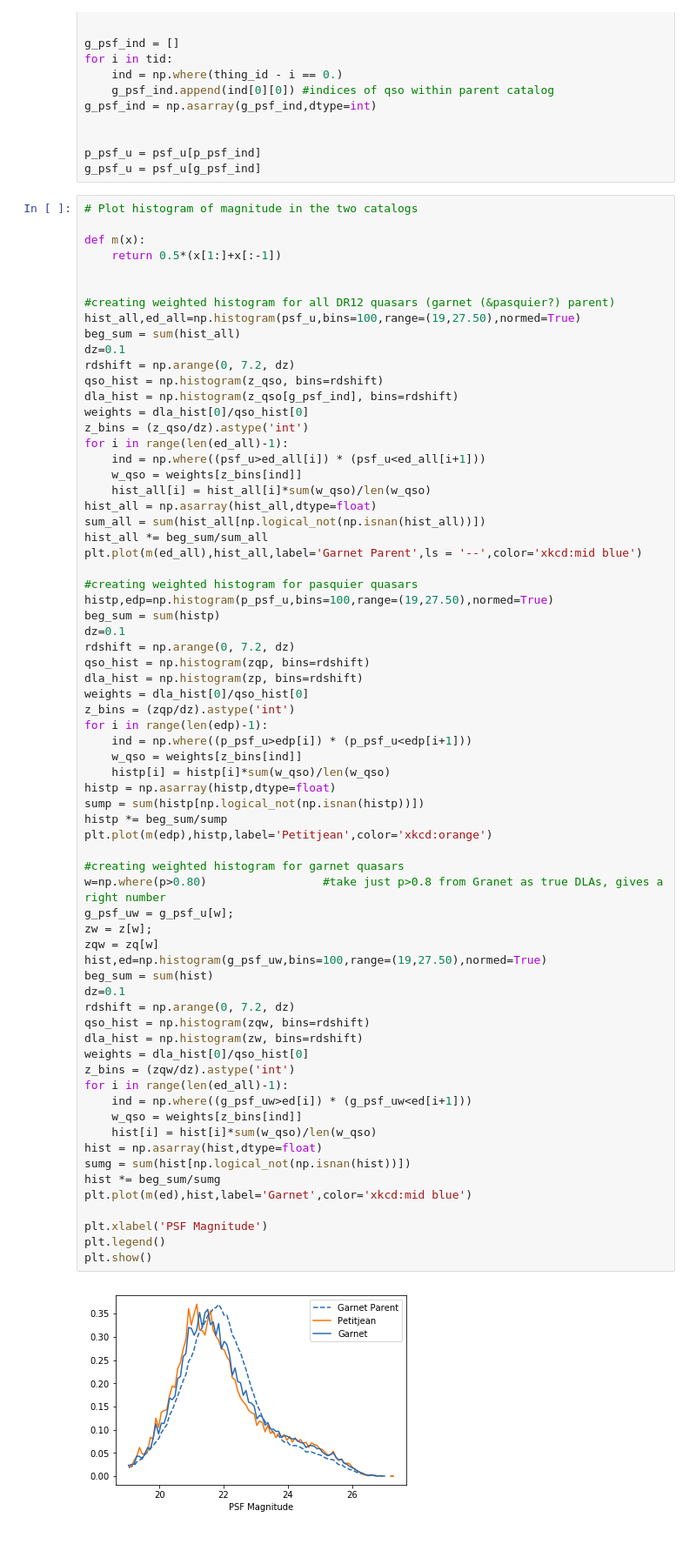
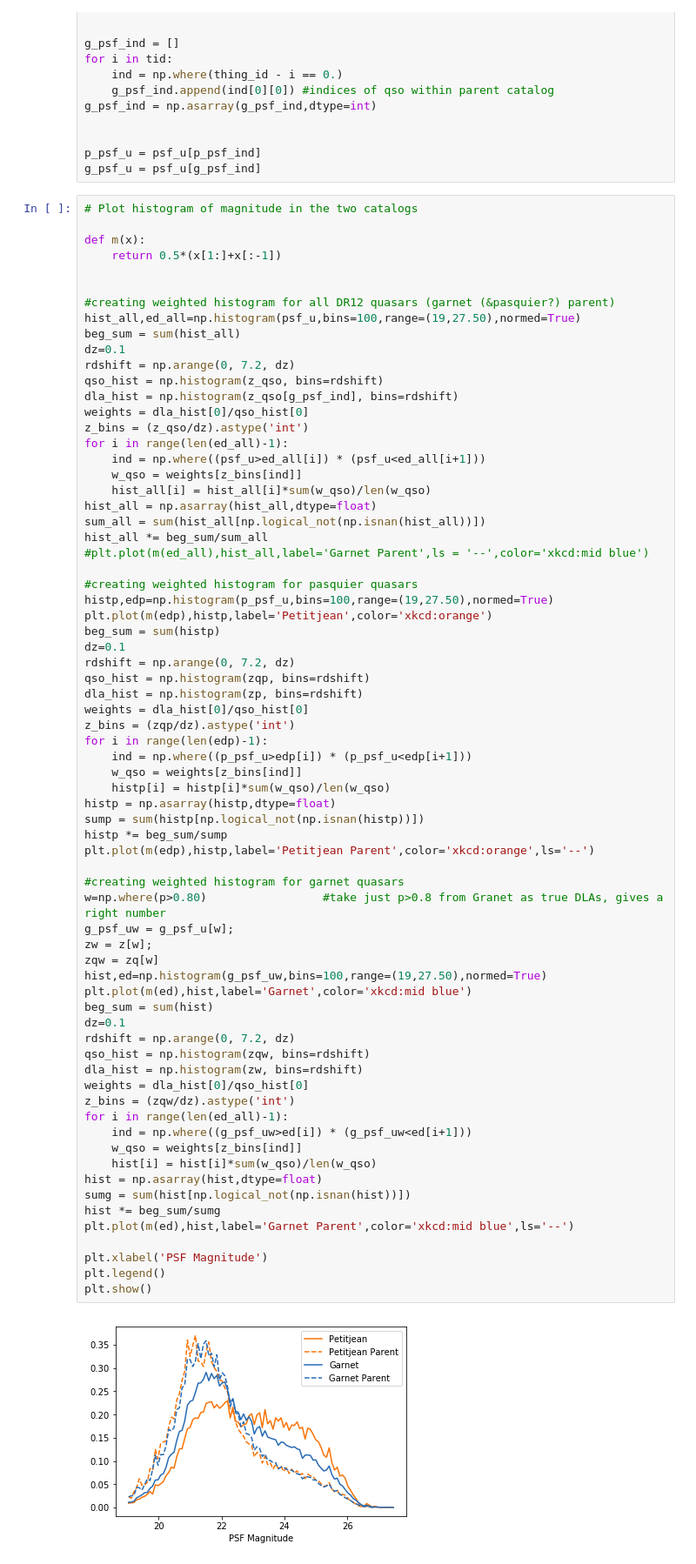
Before and after one commit to damonge/QxK, a Jupyter notebook: joseph/magnitude_hist.ipynb, the cells around one changed output. Shown at 87% size. Saved outputs shown, nothing was run; the diff lists cells and outputs as text.

Commit message:
Updated notebook to create magnitude histogram

```diff
--- a/joseph/magnitude_hist.ipynb
+++ b/joseph/magnitude_hist.ipynb
@@ -83,10 +83,11 @@ for i in range(len(ed_all)-1):
 hist_all = np.asarray(hist_all,dtype=float)
 sum_all = sum(hist_all[np.logical_not(np.isnan(hist_all))])
 hist_all *= beg_sum/sum_all
-plt.plot(m(ed_all),hist_all,label='Garnet Parent',ls = '--',color='xkcd:mid blue')
+#plt.plot(m(ed_all),hist_all,label='Garnet Parent',ls = '--',color='xkcd:mid blue')
 
 #creating weighted histogram for pasquier quasars
 histp,edp=np.histogram(p_psf_u,bins=100,range=(19,27.50),normed=True)
+plt.plot(m(edp),histp,label='Petitjean',color='xkcd:orange')
 beg_sum = sum(histp)
 dz=0.1
 rdshift = np.arange(0, 7.2, dz)
@@ -100,33 +101,34 @@ for i in range(len(edp)-1):
     histp[i] = histp[i]*sum(w_qso)/len(w_qso)
 histp = np.asarray(histp,dtype=float)
 sump = sum(histp[np.logical_not(np.isnan(histp))])
 histp *= beg_sum/sump
-plt.plot(m(edp),histp,label='Petitjean',color='xkcd:orange')
+plt.plot(m(edp),histp,label='Petitjean Parent',color='xkcd:orange',ls='--')
 
 #creating weighted histogram for garnet quasars
 w=np.where(p>0.80)                 #take just p>0.8 from Granet as true DLAs, gives a right number
 g_psf_uw = g_psf_u[w];
 zw = z[w];
 zqw = zq[w]
 hist,ed=np.histogram(g_psf_uw,bins=100,range=(19,27.50),normed=True)
+plt.plot(m(ed),hist,label='Garnet',color='xkcd:mid blue')
 beg_sum = sum(hist)
 dz=0.1
 rdshift = np.arange(0, 7.2, dz)
 qso_hist = np.histogram(zqw, bins=rdshift)
 dla_hist = np.histogram(zw, bins=rdshift)
 weights = dla_hist[0]/qso_hist[0]
 z_bins = (zqw/dz).astype('int')
 for i in range(len(ed_all)-1):
     ind = np.where((g_psf_uw>ed[i]) * (g_psf_uw<ed[i+1]))
     w_qso = weights[z_bins[ind]]
     hist[i] = hist[i]*sum(w_qso)/len(w_qso)
 hist = np.asarray(hist,dtype=float)
 sumg = sum(hist[np.logical_not(np.isnan(hist))])
 hist *= beg_sum/sumg
-plt.plot(m(ed),hist,label='Garnet',color='xkcd:mid blue')
+plt.plot(m(ed),hist,label='Garnet Parent',color='xkcd:mid blue',ls='--')
 
 plt.xlabel('PSF Magnitude')
 plt.legend()
 plt.show()
 # %% [output]
-[figure, old version]
+[figure, new version]
```
